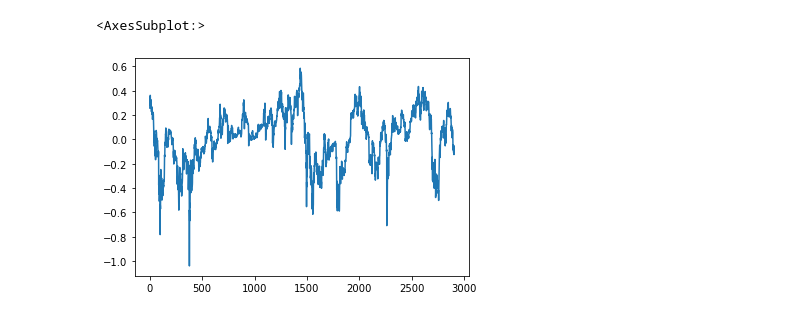
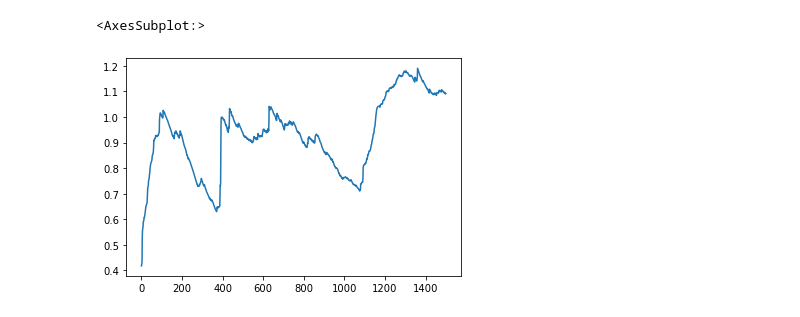
Before and after one commit to webclinic017/drift, a Jupyter notebook: exploration.ipynb, the cells around one changed output. Drawn from its saved outputs; the diff is of its cells as text; code cells hidden in the pictures.

```diff
--- a/exploration.ipynb
+++ b/exploration.ipynb
@@ -22,5 +36,5 @@ X, y, target_returns = load_data(**data_config)
 # %%
-X['sth_nupl_fracdiff_30'].plot()
+X['liveliness_standard_scaling_0'].plot()
 # %% [output]
 <AxesSubplot:>
-[figure, old version]
+[figure, new version]
```
Also changed, not shown: parts of 5 cells of this notebook, 26 other files.
